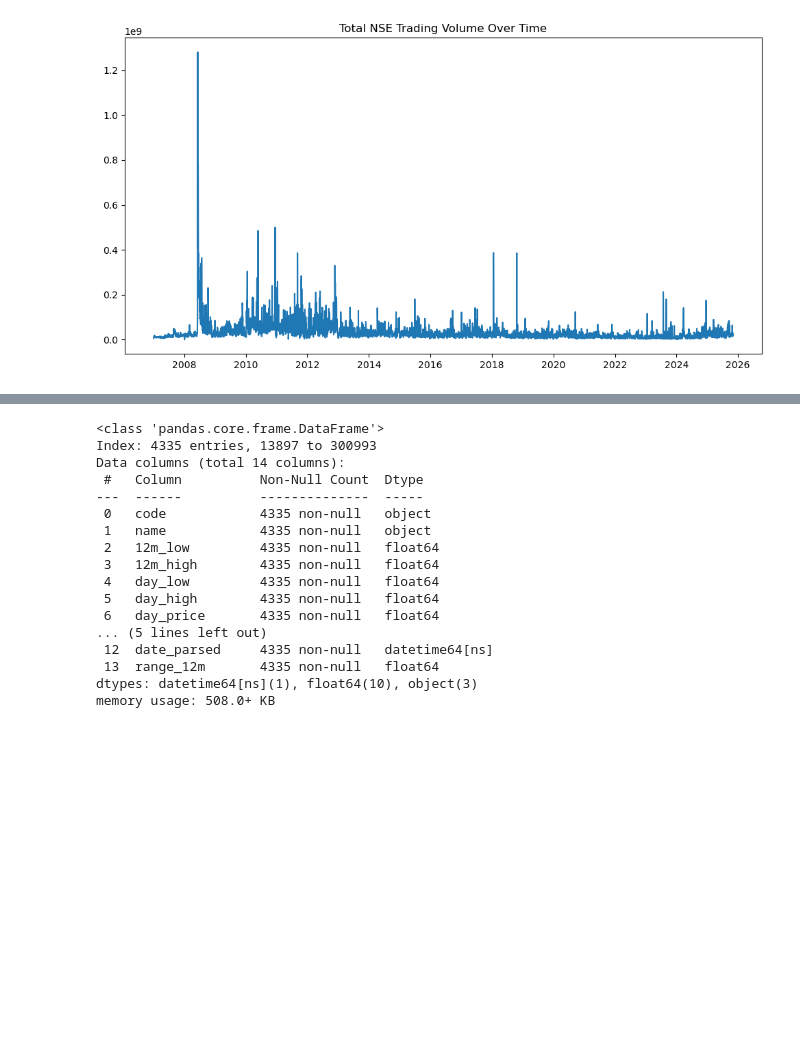
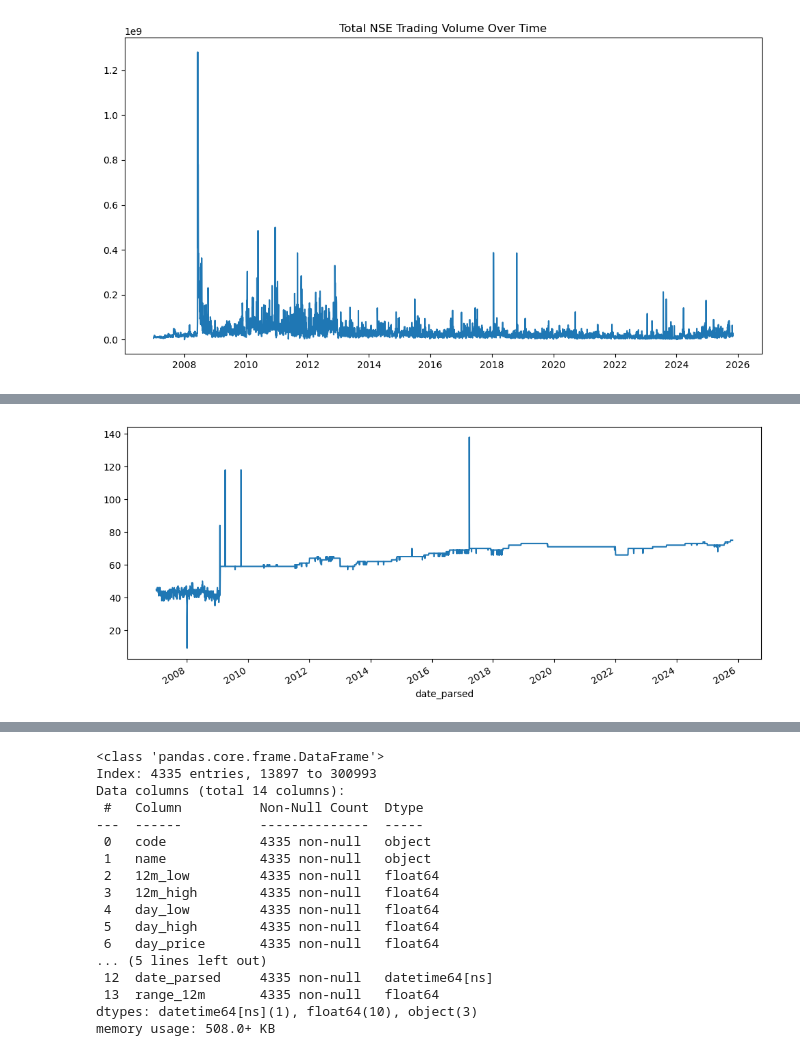
Before and after one commit to Assesa44/Stock-Market-Prediction, a Jupyter notebook: notebooks/business_understanding.ipynb, the cells around one changed output, grey strips where cells are left out. Drawn from its saved outputs; the diff is of its cells as text; code cells hidden in the pictures; blank space fills up the shorter version.

Commit message:
chore: clean up the level 1 EDA section and add documentation

```diff
--- a/notebooks/business_understanding.ipynb
+++ b/notebooks/business_understanding.ipynb
@@ -990,0 +987,8 @@ market_cum.plot(figsize= (12,5), title='Cumulative Market Performance')
+# %%
+# trades per day
+trades = cleaning_df.groupby('date_parsed')['code'].count()
+
+# Plotting
+trades.plot(figsize= (12,5));
+# %% [output]
+[figure, added]
```
Also changed, not shown: parts of 41 cells of this notebook.
